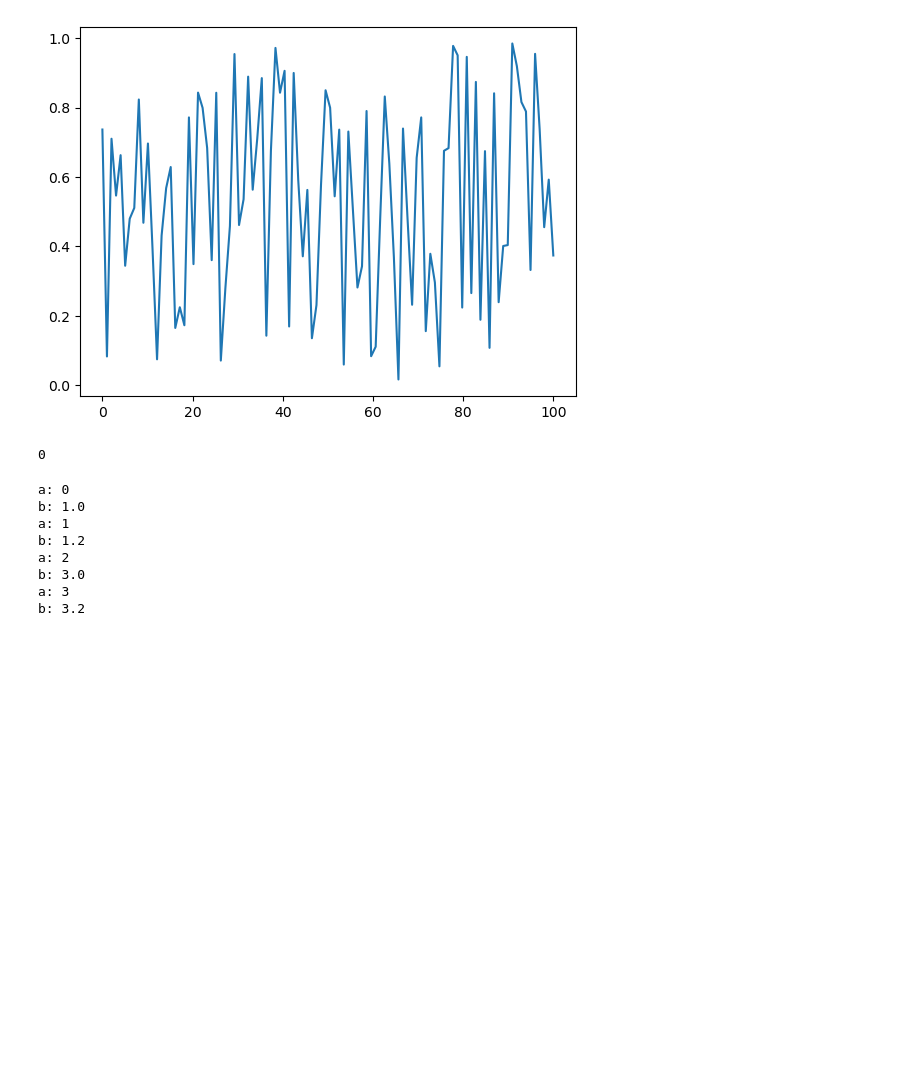
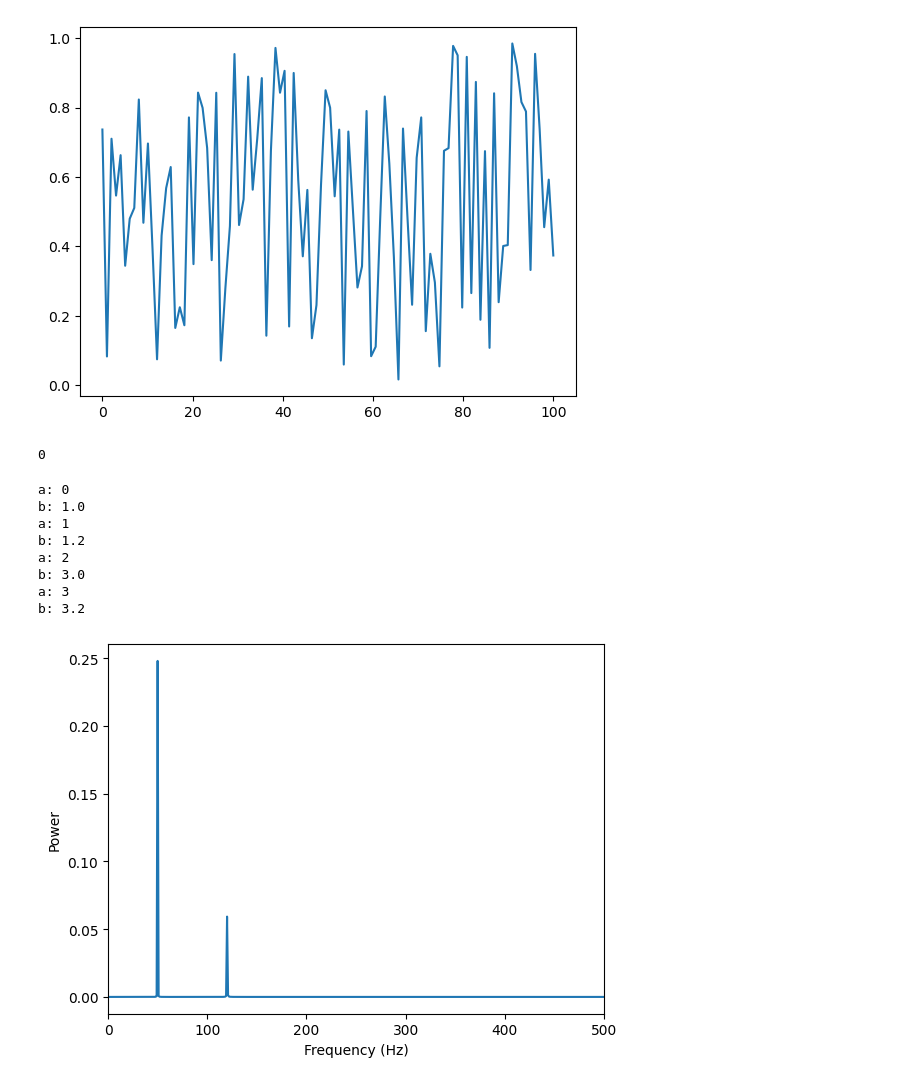
Before and after one commit to detyse/Diff4EEG-inverse, a Jupyter notebook: _test.ipynb, the cells around one changed output. Drawn from its saved outputs; the diff is of its cells as text; code cells hidden in the pictures; blank space fills up the shorter version.

```diff
--- a/_test.ipynb
+++ b/_test.ipynb
@@ -165,0 +179,20 @@ b: 3.2
+# %%
+from utils.utils import plot_spectrum, plot_frequency_domain
+import numpy as np
+import matplotlib.pyplot as plt
+
+# Generate some test data
+data = np.sin(2*np.pi*50*np.linspace(0, 1, 1000)) + 0.5*np.sin(2*np.pi*120*np.linspace(0, 1, 1000))
+sample_rate = 1000
+
+x = np.linspace(0, 1, 1000)
+
+# plt.plot(x, data)
+
+plot_frequency_domain(data, sample_rate)
+# Plot the spectrum
+# plot_spectrum(data, sample_rate)
+
+# plot_spectrum(data, sample_rate=sample_rate)
+# %% [output]
+[figure, added]
```
Also changed, not shown: parts of 7 cells of this notebook, 12 other files.
